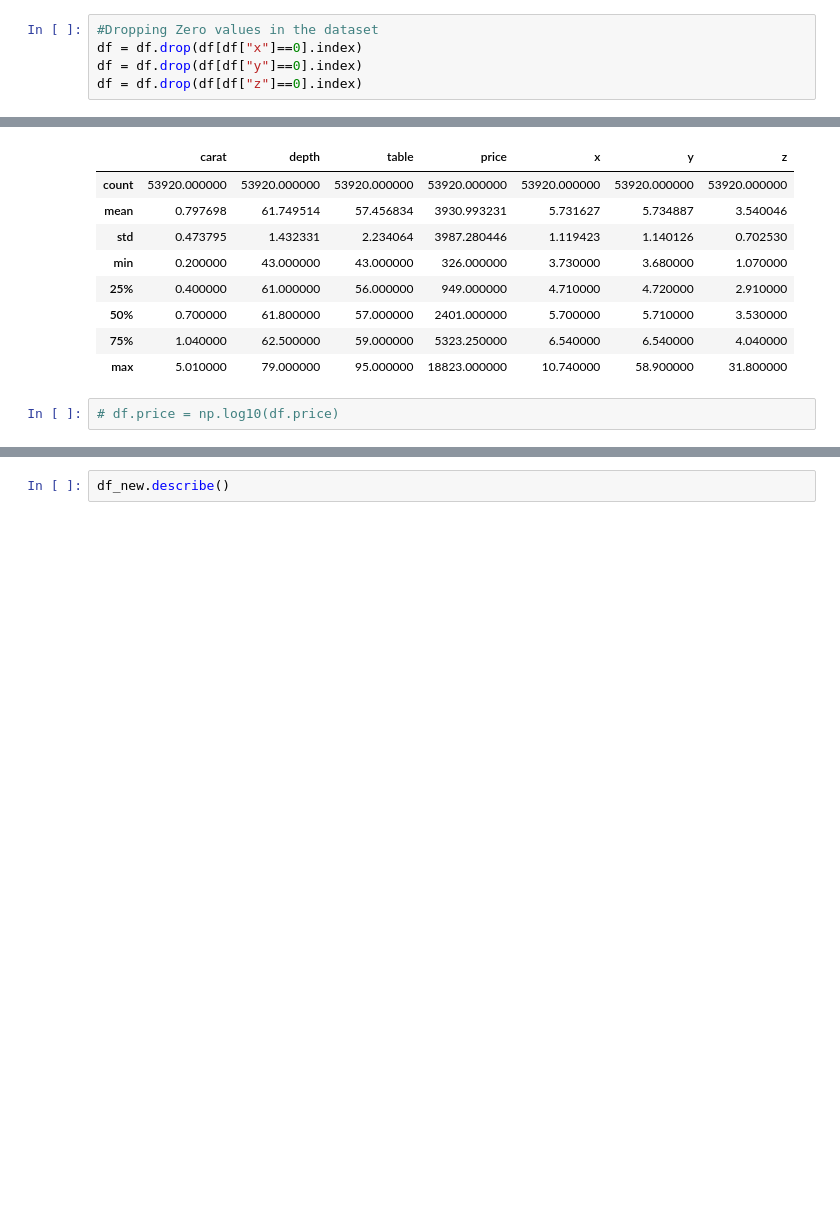
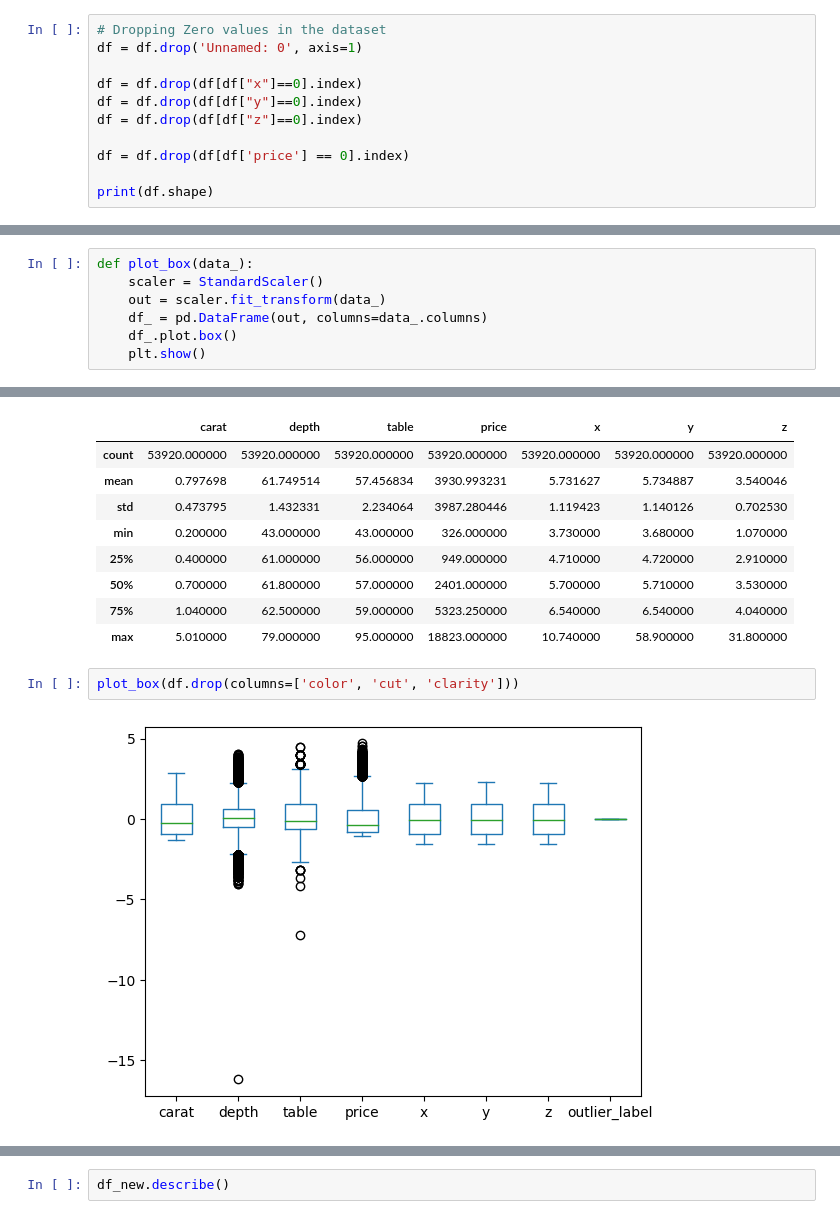
Before and after one commit to rlawns255/Project4_Group4, a Jupyter notebook: Data_clean.ipynb, the cells around one changed output, grey strips where cells are left out. Drawn from its saved outputs; the diff is of its cells as text; blank space fills up the shorter version.

```diff
--- a/Data_clean.ipynb
+++ b/Data_clean.ipynb
@@ -104,7 +92,13 @@ Name: clarity, dtype: int64
 # %% [markdown]
 ## Data Cleaning
 # %%
-#Dropping Zero values in the dataset
+# Dropping Zero values in the dataset
+df = df.drop('Unnamed: 0', axis=1)
+
 df = df.drop(df[df["x"]==0].index)
 df = df.drop(df[df["y"]==0].index)
 df = df.drop(df[df["z"]==0].index)
+
+df = df.drop(df[df['price'] == 0].index)
+
+print(df.shape)
@@ -138,0 +126,7 @@ plt.show()
+# %%
+def plot_box(data_):
+    scaler = StandardScaler()
+    out = scaler.fit_transform(data_)
+    df_ = pd.DataFrame(out, columns=data_.columns)
+    df_.plot.box()
+    plt.show()
@@ -175,8 +172,10 @@ df.describe()
 | 50% | 0.700000 | 61.800000 | 57.000000 | 2401.000000 | 5.700000 | 5.710000 | 3.530000 |
 | 75% | 1.040000 | 62.500000 | 59.000000 | 5323.250000 | 6.540000 | 6.540000 | 4.040000 |
 | max | 5.010000 | 79.000000 | 95.000000 | 18823.000000 | 10.740000 | 58.900000 | 31.800000 |
-# %%
-# df.price = np.log10(df.price)
+# %%
+plot_box(df.drop(columns=['color', 'cut', 'clarity']))
+# %% [output]
+[figure, added]
 # %%
 # times = [96,98,100,105,85,88,95,100,101,102,97,98,5]
 # fig1, ax1 = plt.subplots()
```
Also changed, not shown: parts of 42 cells of this notebook.
